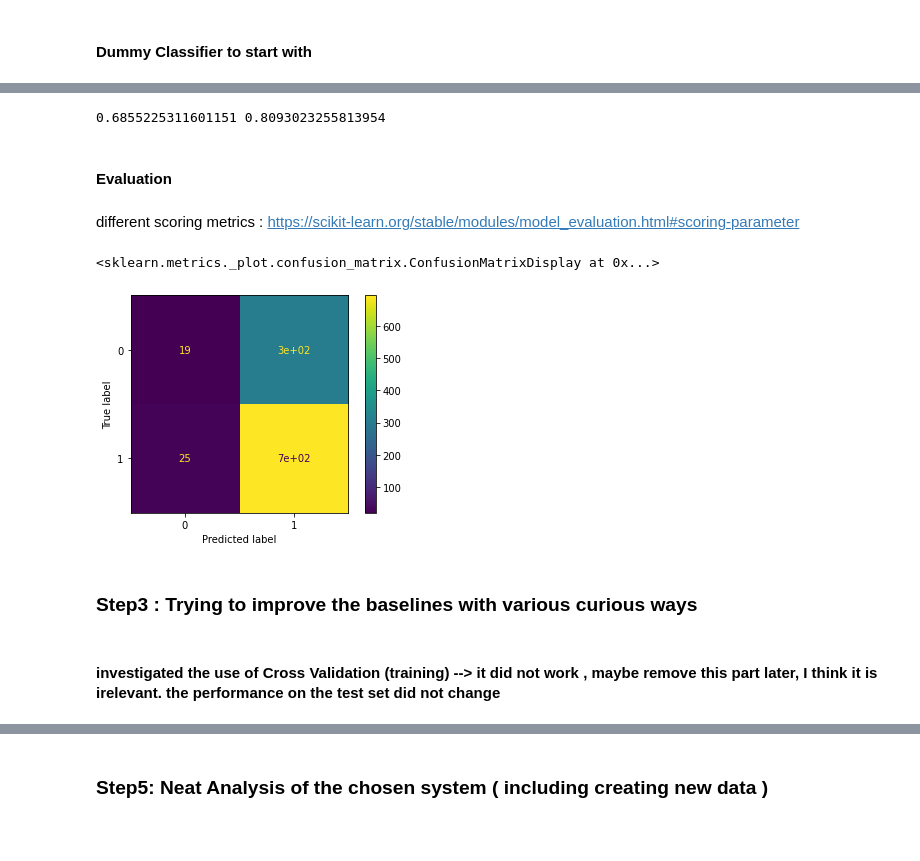
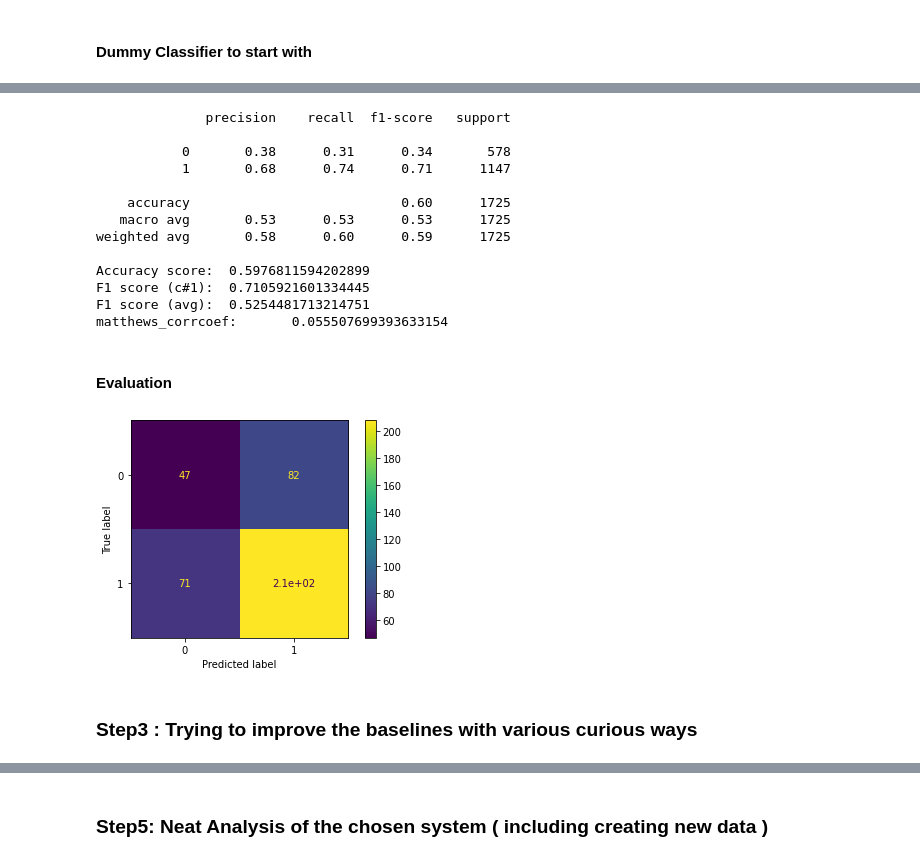
Before and after one commit to KacemKhaled/IFT6285-NLP-Project1, a Jupyter notebook: Projet1-Classification - task2.ipynb, the cells around one changed output, grey strips where cells are left out. Drawn from its saved outputs; the diff is of its cells as text; code cells hidden in the pictures; blank space fills up the shorter version.

```diff
--- a/Projet1-Classification - task2.ipynb
+++ b/Projet1-Classification - task2.ipynb
@@ -157,0 +216,3 @@ dev_cola_data
+# %%
+MRPC_val = pd.DataFrame(MRPC['validation'])
+MRPC_val
@@ -157,0 +463,4 @@ dev_cola_data
+# %%
+MRPC_train_pairs =  list(zip(MRPC['train']['sentence1'],MRPC['train']['sentence2']))
+# train_sentences_list_lengthes =  [len ( sent.split() )  for sent in MRPC_train["sentence1"]] + [len ( sent.split() )  for sent in MRPC_train["sentence2"]]
+train_sentences_list_lengthes =  [len (pair[0].split())  for pair in MRPC_train_pairs]
@@ -204,0 +598,14 @@ from sklearn.linear_model import LogisticRegression
+# %%
+def assemble_sentences(pairs):
+    return [t[0]+'\n'+t[1] for t in pairs]
+
+vectorizer = TfidfVectorizer()
+# X_train = vectorizer.fit_transform(MRPC_train_pairs)
+X_train = vectorizer.fit_transform(assemble_sentences(MRPC_train_pairs))
+y_train = MRPC_train['label']
+
+X_val = vectorizer.transform(assemble_sentences(MRPC_val_pairs))
+y_val = MRPC_val['label']
+
+X_test = vectorizer.transform(assemble_sentences(MRPC_test_pairs)) # apply the vectorizer
+y_test = MRPC_test['label']
@@ -250,10 +665,0 @@ f1 score 0.8093023255813954
-# %%
-baseline_vectorizer = vectorizer
-baseline_classifier = LogisticRegression_classifier
-
-baseline_accuracy = accuracy_score(dev_cola_data['Acceptability judgment label'], y_LR)
-baseline_f1_score = f1_score(dev_cola_data['Acceptability judgment label'], y_LR)
-
-print(baseline_accuracy, baseline_f1_score)
-# %% [output]
-0.6855225311601151 0.8093023255813954
@@ -260,4 +681,31 @@ print(baseline_accuracy, baseline_f1_score)
+# %%
+#test data
+# predict with the model
+
+y_pred_test = RF_classifier.predict(X_test) # run the classifier
+
+# output and save  the prediction
+out = MRPC_output_folder+"RF_model_test.out"
+pickle.dump([RF_classifier.classes_, y_pred_test], open(out, 'wb'))
+
+#open and read pickle file to get predictions
+[ RF_classifier.classes_,y_pred_test ] = pickle.load( open(out, 'rb'))
+
+
+cr_baseline_test = evaluate(y_test, y_pred_test)
+# %% [output]
+              precision    recall  f1-score   support
+
+           0       0.38      0.31      0.34       578
+           1       0.68      0.74      0.71      1147
+
+    accuracy                           0.60      1725
+   macro avg       0.53      0.53      0.53      1725
+weighted avg       0.58      0.60      0.59      1725
+
+Accuracy score:  0.5976811594202899
+F1 score (c#1):  0.7105921601334445
+F1 score (avg):  0.5254481713214751
+matthews_corrcoef:       0.055507699393633154
 # %% [markdown]
 #### Evaluation
-# %% [markdown]
-different scoring metrics :  https://scikit-learn.org/stable/modules/model_evaluation.html#scoring-parameter
@@ -264,14 +714,15 @@ different scoring metrics :  https://scikit-learn.org/stable/modules/model_evalu
 # %%
 from sklearn.metrics import ConfusionMatrixDisplay
-
-cm = confusion_matrix(dev_cola_data['Acceptability judgment label'], y_LR, labels=baseline_classifier.classes_)
+from sklearn.metrics import confusion_matrix
+MRPC_plots_folder = "plots/MRPC/"
+cm = confusion_matrix(y_val, y_pred, labels=baseline_classifier.classes_)
 disp = ConfusionMatrixDisplay(confusion_matrix=cm,
                                display_labels=baseline_classifier.classes_)
 disp.plot()
+
+
+disp.figure_.savefig(MRPC_plots_folder+'confusion_matrix_baseline.eps',transparent=True)
 # %% [output]
-<sklearn.metrics._plot.confusion_matrix.ConfusionMatrixDisplay at 0x...>
-[figure, old version]
+[figure, new version]
 # %% [markdown]
 ### Step3 : Trying to improve the baselines with various curious ways
-# %% [markdown]
- #### investigated the use of Cross Validation (training) --> it did not work , maybe remove this part later, I think it is irelevant. the performance on the test set did not change
```
Also changed, not shown: parts of 185 cells of this notebook, 6 other files.
